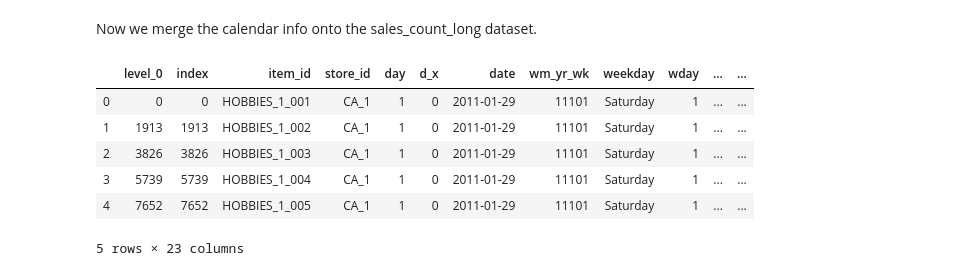
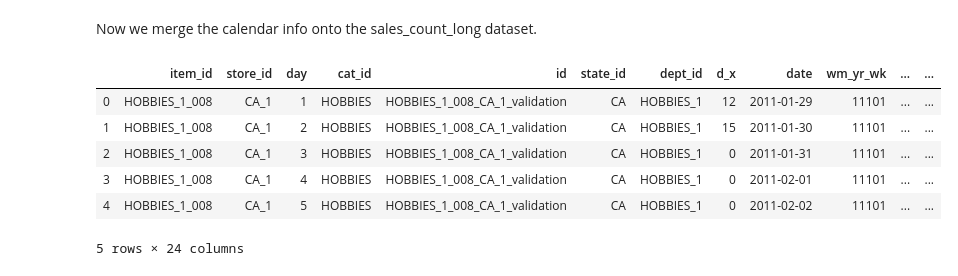
Before and after one commit to team2point0/M5-Forecasting, a Jupyter notebook: 1-data_preprocessing.ipynb, the cells around one changed output. Cells and saved outputs as stored; diff of their text form; code cells hidden in the pictures.

```diff
--- a/1-data_preprocessing.ipynb
+++ b/1-data_preprocessing.ipynb
@@ -82,8 +82,6 @@ Let's group by weeks to make this more managable to start with.
 # %%
 sales_count_long = pd.wide_to_long(sales_count, stubnames='d', i=['item_id', 'store_id'], j='day',
                     sep='_', suffix='\w+')
-# %%
-sales_count_long = sales_count_long.drop(columns = ['dept_id', 'cat_id', 'id', 'state_id'])
 # %%
 sales_count_long = sales_count_long.reset_index()
 # %%
@@ -113,13 +112,15 @@ memory usage: 2.6+ GB
 Now we merge the calendar info onto the sales_count_long dataset.
 # %%
 sales_count_long_cal = pd.merge(sales_count_long, calendar, left_on = 'day', right_on = 'day_code')
+# %%
+sales_count_long_cal_price = pd.merge(sales_count_long_cal, sales_prices, on = ['item_id', 'store_id', 'wm_yr_wk'])
 # %%
-sales_count_long_cal.head()
+sales_count_long_cal_price.head()
 # %% [output]
-|  | level_0 | index | item_id | store_id | day | d_x | date | wm_yr_wk | weekday | wday | ... | ... |
-| 0 | 0 | 0 | HOBBIES_1_001 | CA_1 | 1 | 0 | 2011-01-29 | 11101 | Saturday | 1 | ... | ... |
-| 1 | 1913 | 1913 | HOBBIES_1_002 | CA_1 | 1 | 0 | 2011-01-29 | 11101 | Saturday | 1 | ... | ... |
-| 2 | 3826 | 3826 | HOBBIES_1_003 | CA_1 | 1 | 0 | 2011-01-29 | 11101 | Saturday | 1 | ... | ... |
-| 3 | 5739 | 5739 | HOBBIES_1_004 | CA_1 | 1 | 0 | 2011-01-29 | 11101 | Saturday | 1 | ... | ... |
-| 4 | 7652 | 7652 | HOBBIES_1_005 | CA_1 | 1 | 0 | 2011-01-29 | 11101 | Saturday | 1 | ... | ... |
+|  | item_id | store_id | day | cat_id | id | state_id | dept_id | d_x | date | wm_yr_wk | ... | ... |
+| 0 | HOBBIES_1_008 | CA_1 | 1 | HOBBIES | HOBBIES_1_008_CA_1_validation | CA | HOBBIES_1 | 12 | 2011-01-29 | 11101 | ... | ... |
+| 1 | HOBBIES_1_008 | CA_1 | 2 | HOBBIES | HOBBIES_1_008_CA_1_validation | CA | HOBBIES_1 | 15 | 2011-01-30 | 11101 | ... | ... |
+| 2 | HOBBIES_1_008 | CA_1 | 3 | HOBBIES | HOBBIES_1_008_CA_1_validation | CA | HOBBIES_1 | 0 | 2011-01-31 | 11101 | ... | ... |
+| 3 | HOBBIES_1_008 | CA_1 | 4 | HOBBIES | HOBBIES_1_008_CA_1_validation | CA | HOBBIES_1 | 0 | 2011-02-01 | 11101 | ... | ... |
+| 4 | HOBBIES_1_008 | CA_1 | 5 | HOBBIES | HOBBIES_1_008_CA_1_validation | CA | HOBBIES_1 | 0 | 2011-02-02 | 11101 | ... | ... |
-5 rows × 23 columns
+5 rows × 24 columns
```
Also changed, not shown: parts of 13 cells of this notebook.
